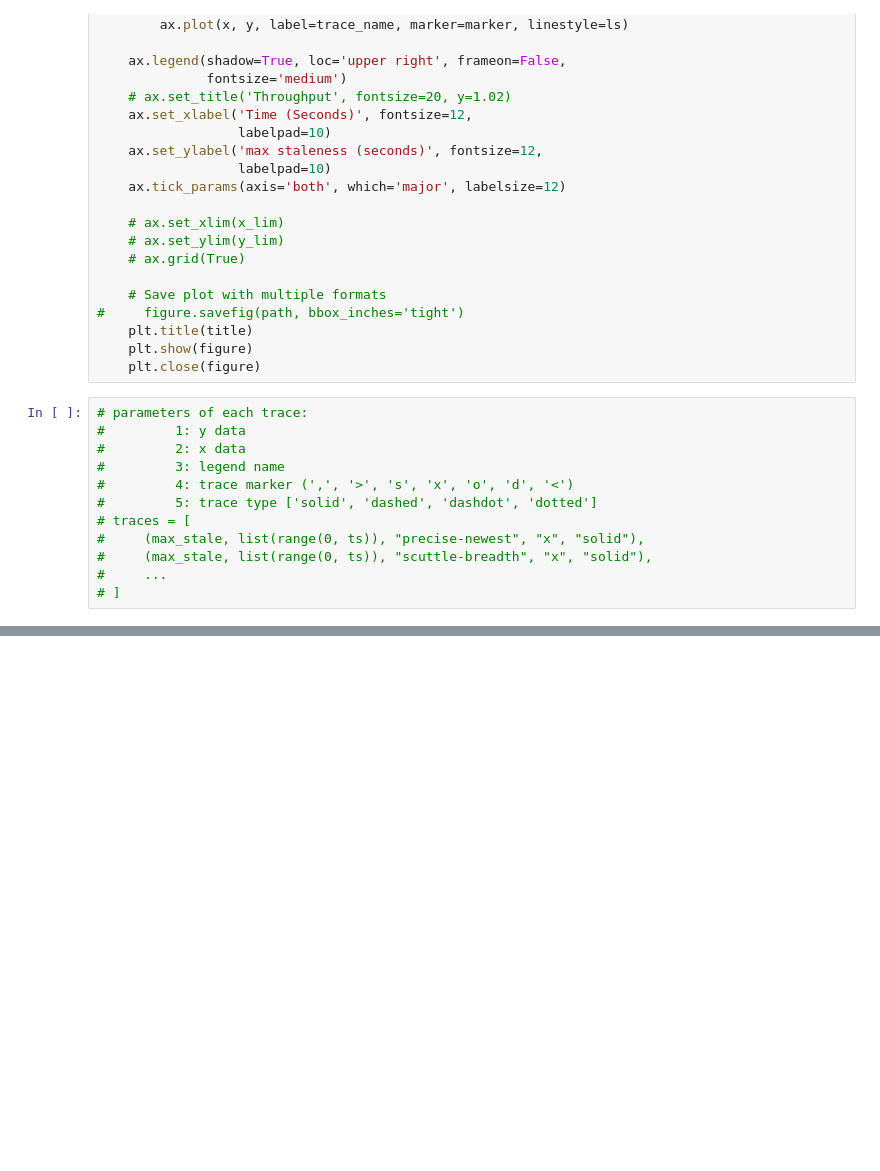
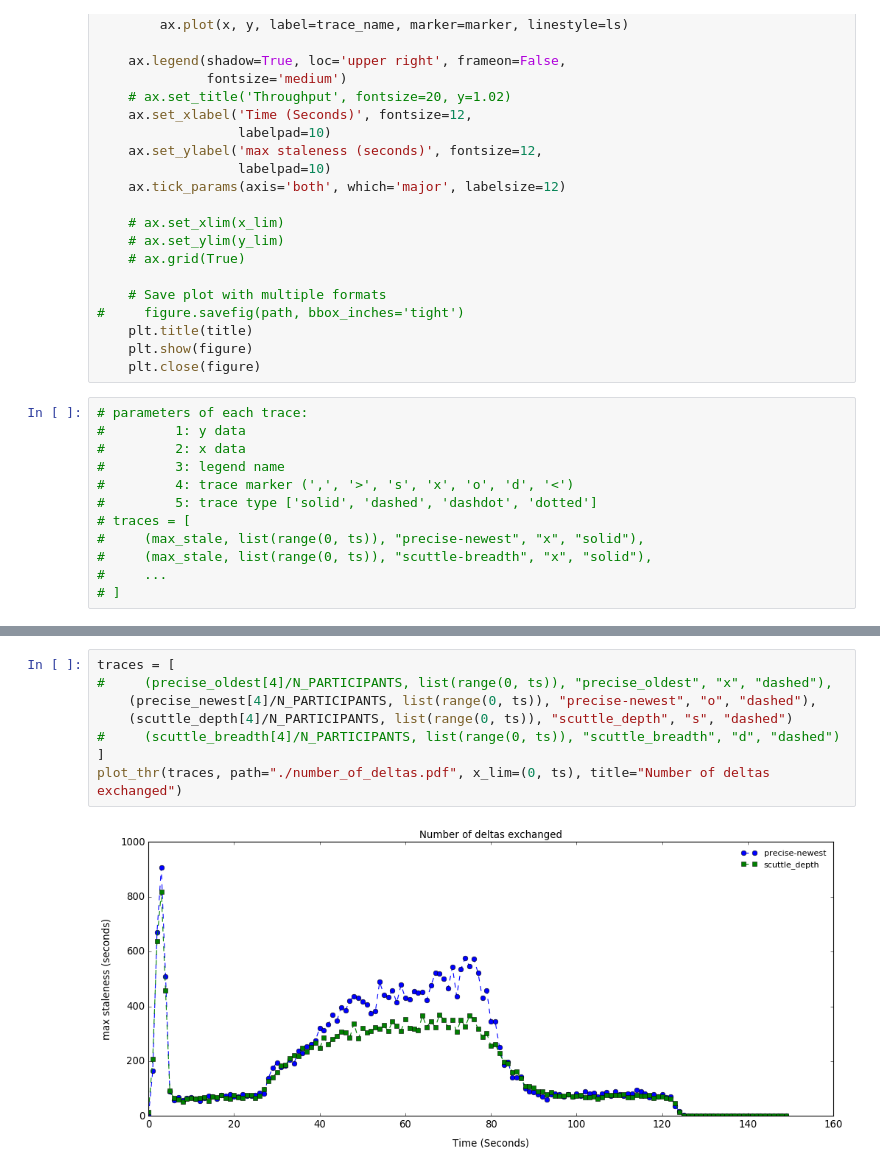
Before and after one commit to ElDivinCodino/Anti-entropy-epidemic-protocol, a Jupyter notebook: src/plot/plot_notebook.ipynb, the cells around one changed output, grey strips where cells are left out. Cells and saved outputs as stored; diff of their text form; blank space fills up the shorter version.

```diff
--- a/src/plot/plot_notebook.ipynb
+++ b/src/plot/plot_notebook.ipynb
@@ -96,0 +106,10 @@ plot_thr(traces, path="./update_rate.pdf", x_lim=(0, ts), title="Update Rate")
+# %%
+traces = [
+#     (precise_oldest[4]/N_PARTICIPANTS, list(range(0, ts)), "precise_oldest", "x", "dashed"),
+    (precise_newest[4]/N_PARTICIPANTS, list(range(0, ts)), "precise-newest", "o", "dashed"),
+    (scuttle_depth[4]/N_PARTICIPANTS, list(range(0, ts)), "scuttle_depth", "s", "dashed")
+#     (scuttle_breadth[4]/N_PARTICIPANTS, list(range(0, ts)), "scuttle_breadth", "d", "dashed")
+]
+plot_thr(traces, path="./number_of_deltas.pdf", x_lim=(0, ts), title="Number of deltas exchanged")
+# %% [output]
+[figure, added]
```
Also changed, not shown: parts of 6 cells of this notebook, 5 other files.
